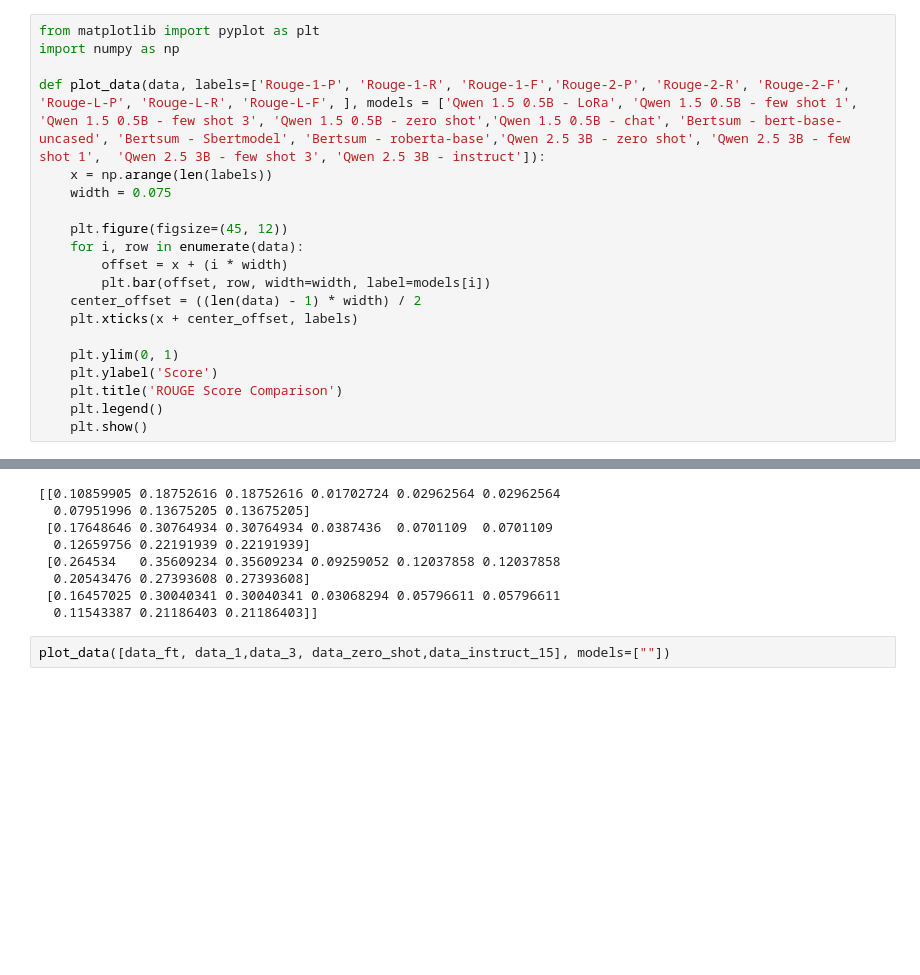
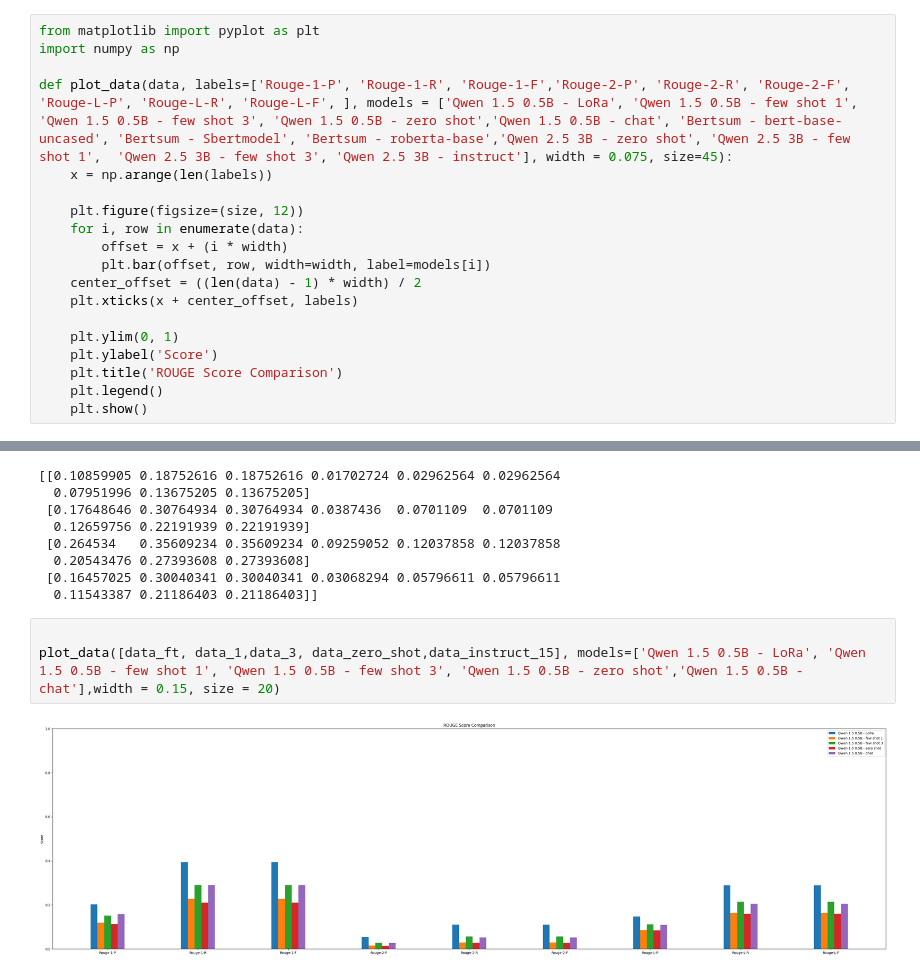
Before and after one commit to Elbergg/llm-projekt, a Jupyter notebook: projekt.ipynb, the cells around one changed output, grey strips where cells are left out. Cells and saved outputs as stored; diff of their text form; blank space fills up the shorter version.

```diff
--- a/projekt.ipynb
+++ b/projekt.ipynb
@@ -268,11 +268,10 @@ def rouge_score_loss(
 from matplotlib import pyplot as plt
 import numpy as np
 
-def plot_data(data, labels=['Rouge-1-P', 'Rouge-1-R', 'Rouge-1-F','Rouge-2-P', 'Rouge-2-R', 'Rouge-2-F',  'Rouge-L-P', 'Rouge-L-R', 'Rouge-L-F', ], models = ['Qwen 1.5 0.5B - LoRa', 'Qwen 1.5 0.5B - few shot 1', 'Qwen 1.5 0.5B - few shot 3', 'Qwen 1.5 0.5B - zero shot','Qwen 1.5 0.5B - chat', 'Bertsum - bert-base-uncased', 'Bertsum - Sbertmodel', 'Bertsum - roberta-base','Qwen 2.5 3B - zero shot', 'Qwen 2.5 3B - few shot 1',  'Qwen 2.5 3B - few shot 3', 'Qwen 2.5 3B - instruct']):
+def plot_data(data, labels=['Rouge-1-P', 'Rouge-1-R', 'Rouge-1-F','Rouge-2-P', 'Rouge-2-R', 'Rouge-2-F',  'Rouge-L-P', 'Rouge-L-R', 'Rouge-L-F', ], models = ['Qwen 1.5 0.5B - LoRa', 'Qwen 1.5 0.5B - few shot 1', 'Qwen 1.5 0.5B - few shot 3', 'Qwen 1.5 0.5B - zero shot','Qwen 1.5 0.5B - chat', 'Bertsum - bert-base-uncased', 'Bertsum - Sbertmodel', 'Bertsum - roberta-base','Qwen 2.5 3B - zero shot', 'Qwen 2.5 3B - few shot 1',  'Qwen 2.5 3B - few shot 3', 'Qwen 2.5 3B - instruct'], width = 0.075, size=45):
     x = np.arange(len(labels))
-    width = 0.075
 
-    plt.figure(figsize=(45, 12))
+    plt.figure(figsize=(size, 12))
     for i, row in enumerate(data):
         offset = x + (i * width)
         plt.bar(offset, row, width=width, label=models[i])
@@ -671,5 +670,8 @@ print(data_qwen25)
   0.20543476 0.27393608 0.27393608]
  [0.16457025 0.30040341 0.30040341 0.03068294 0.05796611 0.05796611
   0.11543387 0.21186403 0.21186403]]
-# %%
-plot_data([data_ft, data_1,data_3, data_zero_shot,data_instruct_15], models=[""])
+# %%
+
+plot_data([data_ft, data_1,data_3, data_zero_shot,data_instruct_15], models=['Qwen 1.5 0.5B - LoRa', 'Qwen 1.5 0.5B - few shot 1', 'Qwen 1.5 0.5B - few shot 3', 'Qwen 1.5 0.5B - zero shot','Qwen 1.5 0.5B - chat'],width = 0.15, size = 20)
+# %% [output]
+[figure, added]
```
Also changed, not shown: parts of 2 cells of this notebook.
